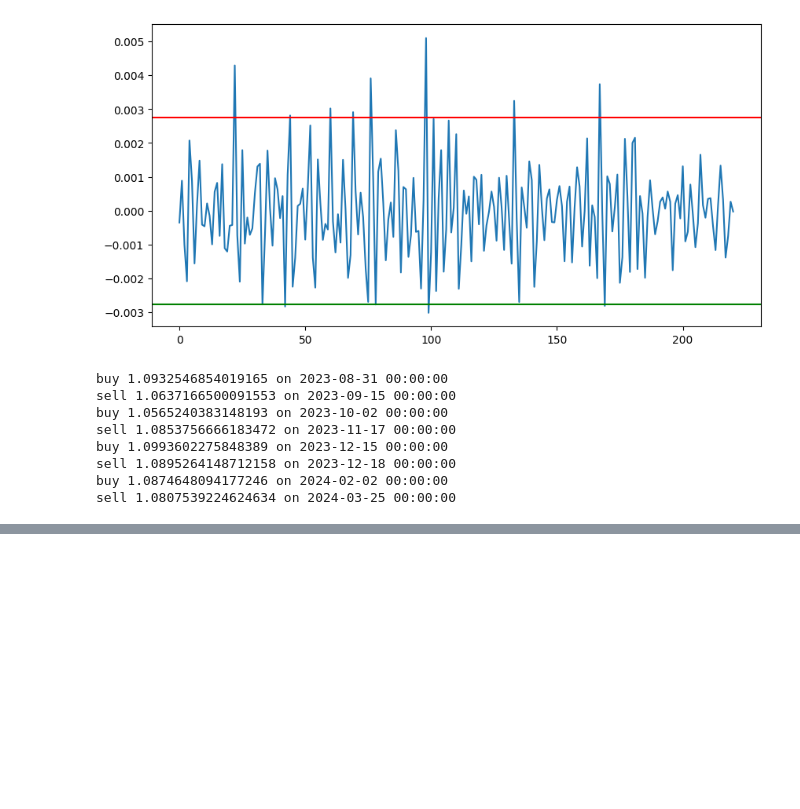
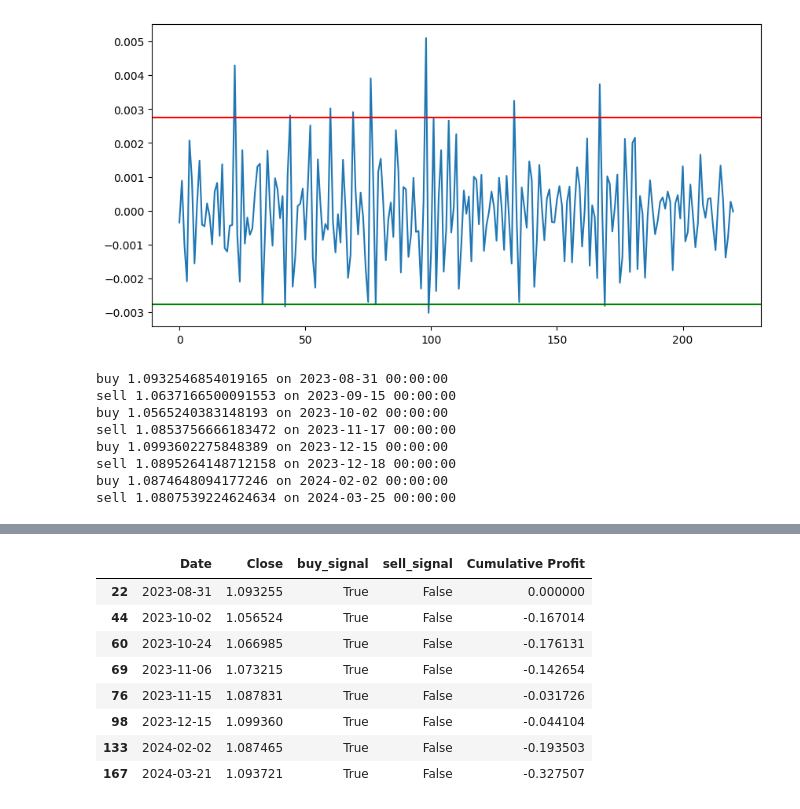
Before and after one commit to Zaid87648326/Trading-Strategy-Model-Project, a Jupyter notebook: note.ipynb, the cells around one changed output, grey strips where cells are left out. Saved outputs shown, nothing was run; the diff lists cells and outputs as text; code cells hidden in the pictures; blank space fills up the shorter version.

```diff
--- a/note.ipynb
+++ b/note.ipynb
@@ -122,0 +158,12 @@ sell 1.0807539224624634 on 2024-03-25 00:00:00
+# %%
+buy_signals
+# %% [output]
+|  | Date | Close | buy_signal | sell_signal | Cumulative Profit |
+| 22 | 2023-08-31 | 1.093255 | True | False | 0.000000 |
+| 44 | 2023-10-02 | 1.056524 | True | False | -0.167014 |
+| 60 | 2023-10-24 | 1.066985 | True | False | -0.176131 |
+| 69 | 2023-11-06 | 1.073215 | True | False | -0.142654 |
+| 76 | 2023-11-15 | 1.087831 | True | False | -0.031726 |
+| 98 | 2023-12-15 | 1.099360 | True | False | -0.044104 |
+| 133 | 2024-02-02 | 1.087465 | True | False | -0.193503 |
+| 167 | 2024-03-21 | 1.093721 | True | False | -0.327507 |
```
Also changed, not shown: parts of 2 cells of this notebook.
